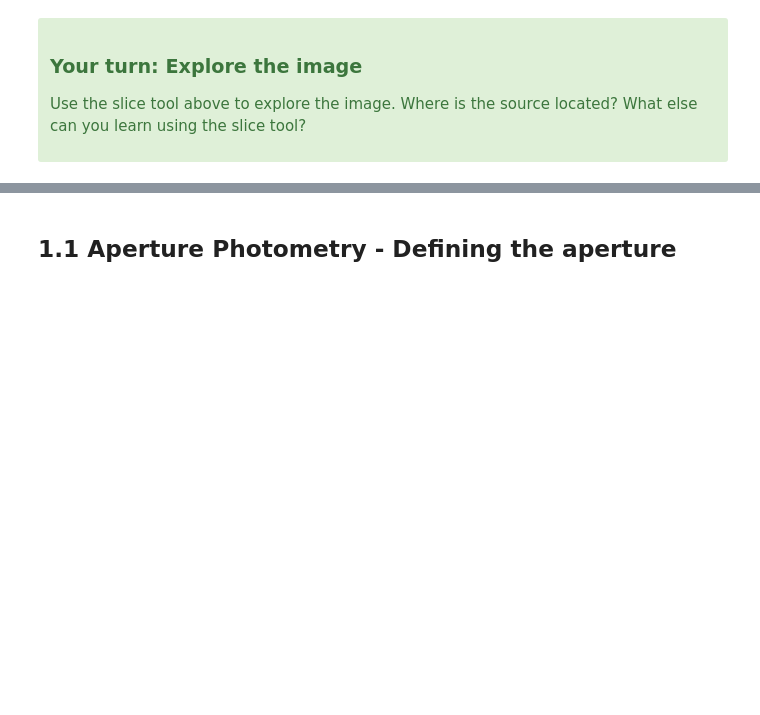
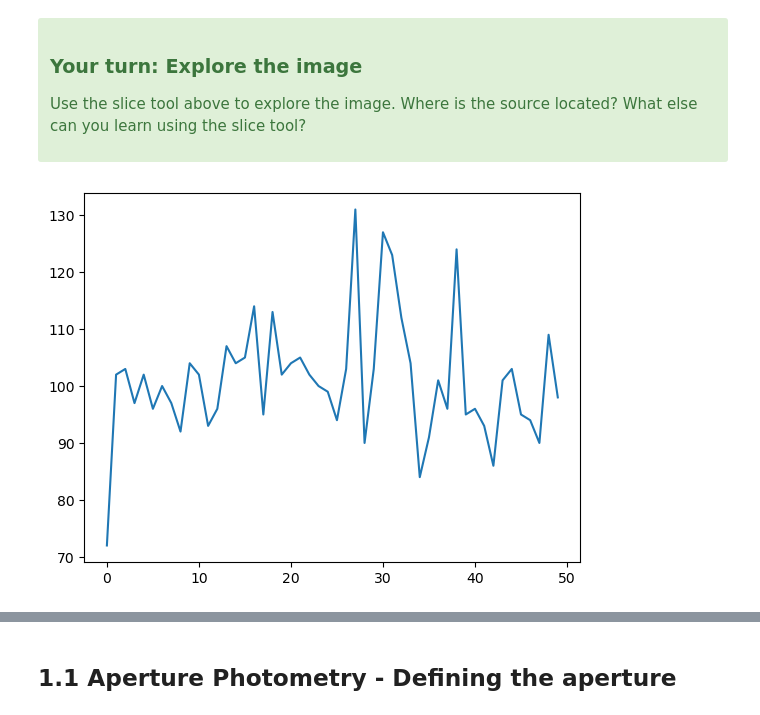
Before and after one commit to npi2015/Mphys-project, a Jupyter notebook: Astrolabs_files/Chapter2_AperturePhotometry.ipynb, the cells around one changed output, grey strips where cells are left out. Saved outputs shown, nothing was run; the diff lists cells and outputs as text; code cells hidden in the pictures; blank space fills up the shorter version.

```diff
--- a/Astrolabs_files/Chapter2_AperturePhotometry.ipynb
+++ b/Astrolabs_files/Chapter2_AperturePhotometry.ipynb
@@ -162,3 +192,7 @@ myIma.plot_y(22)
 
 Use the slice tool above to explore the image. Where is the source located? What else can you learn using the slice tool?
 </div>
+# %%
+myIma.plot_x(34)
+# %% [output]
+[figure, added]
```
Also changed, not shown: parts of 32 cells of this notebook, 13 other files.
